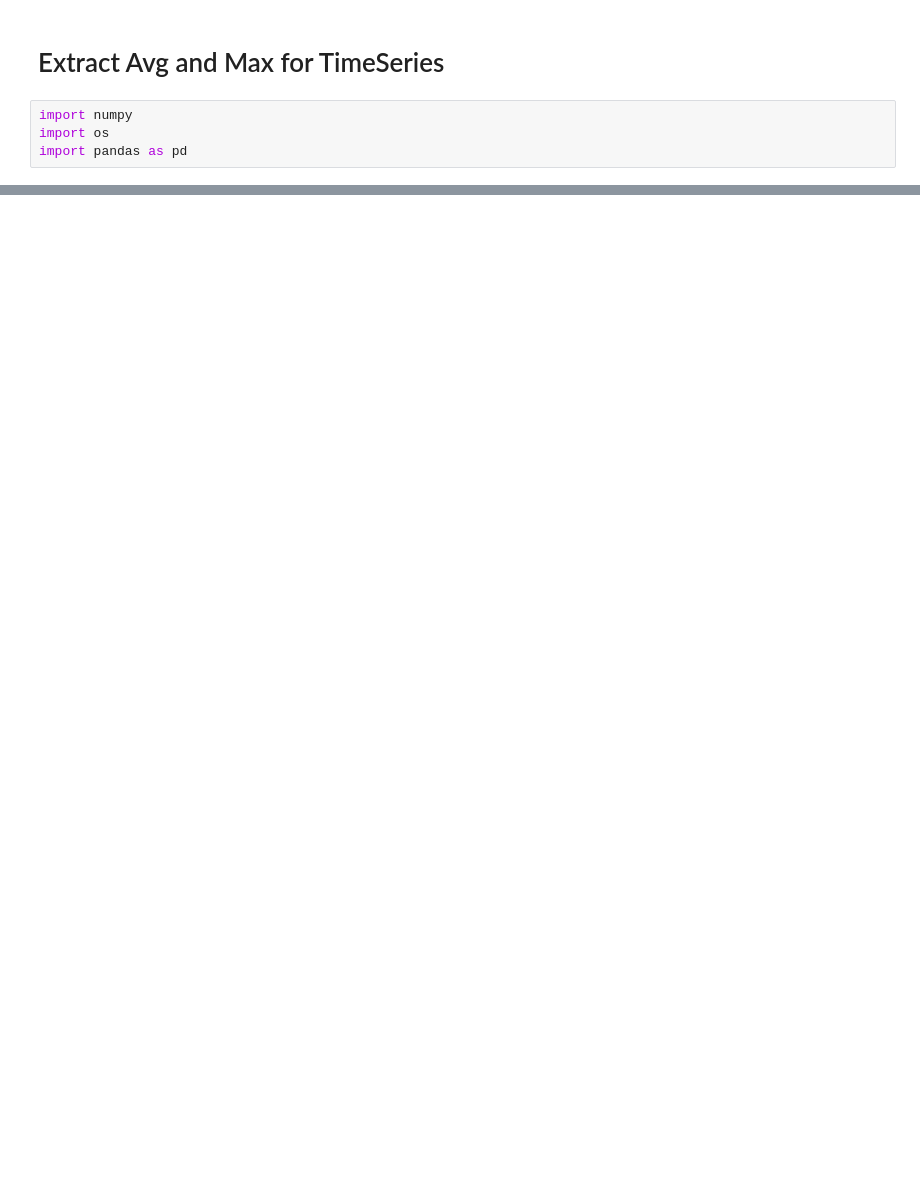
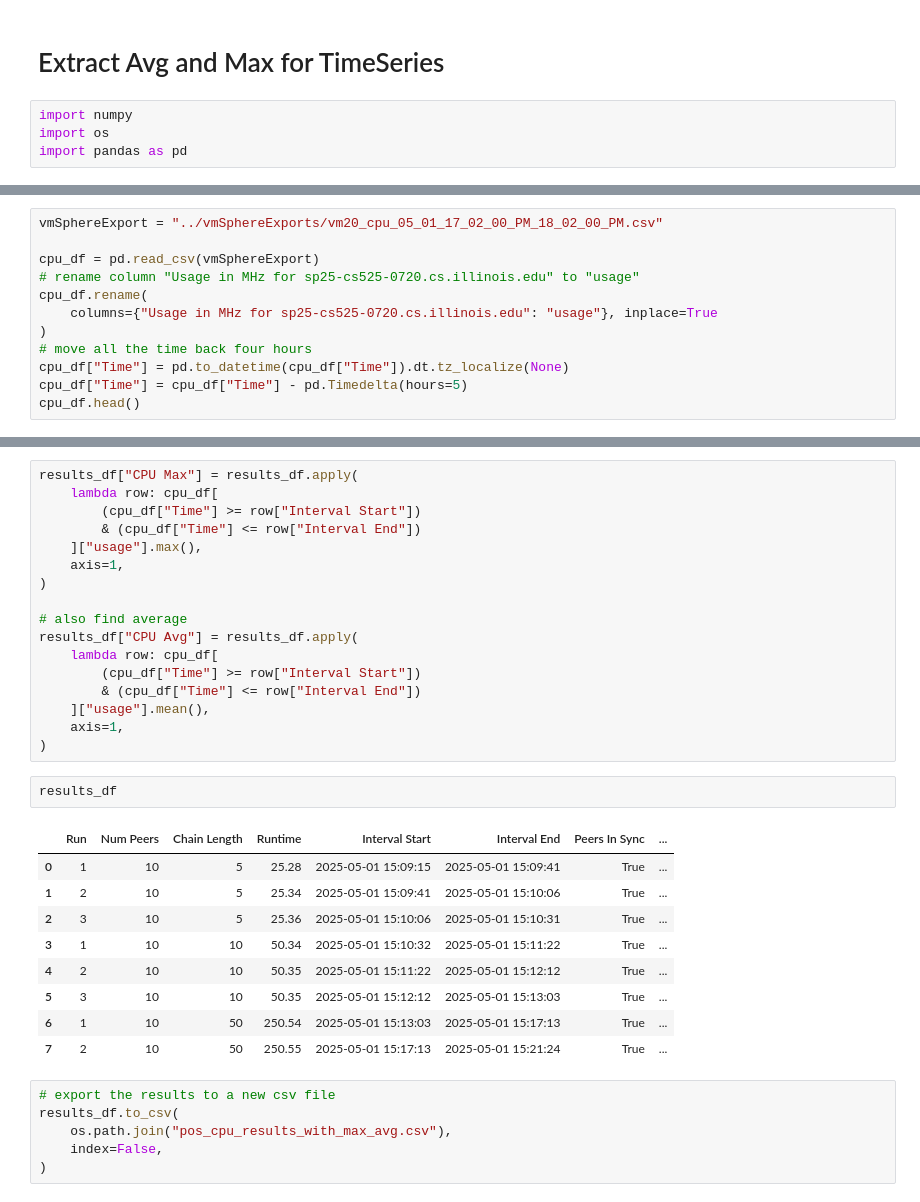
Before and after one commit to lizageorge/cs525_project, a Jupyter notebook: measuring/notebooks/extract_avg_max.ipynb, the cells around one changed output, grey strips where cells are left out. Cells and saved outputs as stored; diff of their text form; blank space fills up the shorter version.

```diff
--- a/measuring/notebooks/extract_avg_max.ipynb
+++ b/measuring/notebooks/extract_avg_max.ipynb
@@ -16,0 +37,12 @@ vmSphereExport = "../vmSphereExports/day2_cpu.csv"
+# %%
+vmSphereExport = "../vmSphereExports/vm20_cpu_05_01_17_02_00_PM_18_02_00_PM.csv"
+
+cpu_df = pd.read_csv(vmSphereExport)
+# rename column "Usage in MHz for sp25-cs525-0720.cs.illinois.edu" to "usage"
+cpu_df.rename(
+    columns={"Usage in MHz for sp25-cs525-0720.cs.illinois.edu": "usage"}, inplace=True
+)
+# move all the time back four hours
+cpu_df["Time"] = pd.to_datetime(cpu_df["Time"]).dt.tz_localize(None)
+cpu_df["Time"] = cpu_df["Time"] - pd.Timedelta(hours=5)
+cpu_df.head()
@@ -16,0 +56,35 @@ vmSphereExport = "../vmSphereExports/day2_cpu.csv"
+# %%
+results_df["CPU Max"] = results_df.apply(
+    lambda row: cpu_df[
+        (cpu_df["Time"] >= row["Interval Start"])
+        & (cpu_df["Time"] <= row["Interval End"])
+    ]["usage"].max(),
+    axis=1,
+)
+
+# also find average
+results_df["CPU Avg"] = results_df.apply(
+    lambda row: cpu_df[
+        (cpu_df["Time"] >= row["Interval Start"])
+        & (cpu_df["Time"] <= row["Interval End"])
+    ]["usage"].mean(),
+    axis=1,
+)
+# %%
+results_df
+# %% [output]
+|  | Run | Num Peers | Chain Length | Runtime | Interval Start | Interval End | Peers In Sync | ... |
+| 0 | 1 | 10 | 5 | 25.28 | 2025-05-01 15:09:15 | 2025-05-01 15:09:41 | True | ... |
+| 1 | 2 | 10 | 5 | 25.34 | 2025-05-01 15:09:41 | 2025-05-01 15:10:06 | True | ... |
+| 2 | 3 | 10 | 5 | 25.36 | 2025-05-01 15:10:06 | 2025-05-01 15:10:31 | True | ... |
+| 3 | 1 | 10 | 10 | 50.34 | 2025-05-01 15:10:32 | 2025-05-01 15:11:22 | True | ... |
+| 4 | 2 | 10 | 10 | 50.35 | 2025-05-01 15:11:22 | 2025-05-01 15:12:12 | True | ... |
+| 5 | 3 | 10 | 10 | 50.35 | 2025-05-01 15:12:12 | 2025-05-01 15:13:03 | True | ... |
+| 6 | 1 | 10 | 50 | 250.54 | 2025-05-01 15:13:03 | 2025-05-01 15:17:13 | True | ... |
+| 7 | 2 | 10 | 50 | 250.55 | 2025-05-01 15:17:13 | 2025-05-01 15:21:24 | True | ... |
+# %%
+# export the results to a new csv file
+results_df.to_csv(
+    os.path.join("pos_cpu_results_with_max_avg.csv"),
+    index=False,
+)
```
Also changed, not shown: parts of 13 cells of this notebook, 23 other files.
